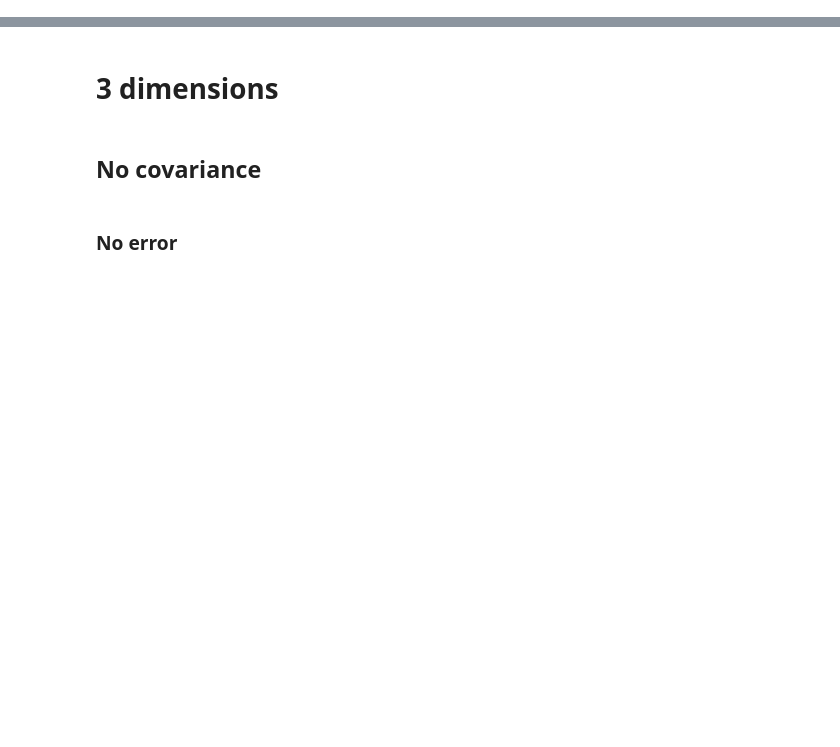
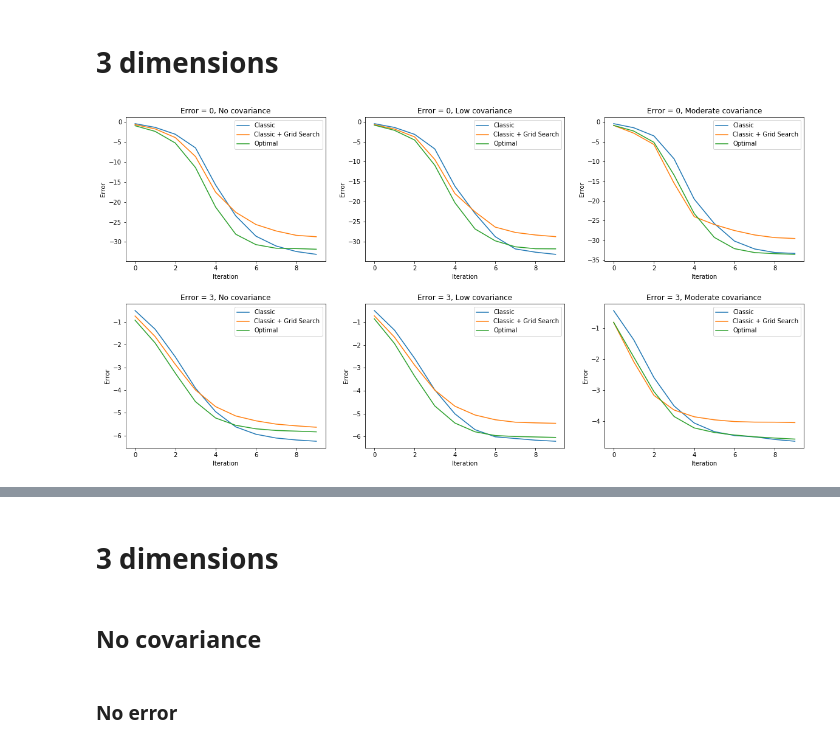
Before and after one commit to ahopen/math-tools-final-project, a Jupyter notebook: experiments_notebook.ipynb, the cells around one changed output, grey strips where cells are left out. Saved outputs shown, nothing was run; the diff lists cells and outputs as text; code cells hidden in the pictures; blank space fills up the shorter version.

Commit message:
Grids of plots

```diff
--- a/experiments_notebook.ipynb
+++ b/experiments_notebook.ipynb
@@ -8,3 +8,45 @@ def generate_cov_mat(d, k):
     S = W.dot(W.transpose()) + np.diag(np.random.uniform(size = (1, d)))
     S = np.diag(1. / np.sqrt(np.diagonal(S))).dot(S).dot(np.diag(1. / np.sqrt(np.diagonal(S))))
     return(S)
+# %%
+def plot_grid_for_dim(n_trips, errors, creat_func, n_sims, normalize, n_dim, means, covs, error_labels=None, cov_labels=None):
+    plt.figure(figsize=(20,10))
+    n_rows = len(errors)
+    n_cols = len(means)
+    if error_labels is None:
+        error_labels = list(map(lambda x: 'Error = ' + str(x), errors))
+    if cov_labels is None:
+        cov_labels = ['No covariance', 'Low covariance', 'Moderate covariance']
+    for i in range(n_rows):
+        for j in range(n_cols):
+            plt.subplot(n_rows, n_cols, i * n_cols + j + 1)
+            simulate_fits(n_trips, errors[i], creat_func, n_sims, normalize, n_dim, means[j], covs[j], show=False)
+            plt.title(error_labels[i] + ', ' + cov_labels[j])
+            plt.xlabel('Iteration')
+            plt.ylabel('Error')
+    plt.subplots_adjust(hspace=0.3)
+# %% [markdown]
+# 3 dimensions
+# %%
+nd = 3
+
+covs = [np.eye(nd)]
+
+mean_cov = np.inf
+while mean_cov > 0.4:
+    cov_mat = generate_cov_mat(3,3)
+    mean_cov = np.mean(np.abs(cov_mat))
+covs.append(cov_mat)
+
+mean_cov = 0
+while mean_cov < 0.55 or mean_cov > 0.7:
+    cov_mat = generate_cov_mat(3,2)
+    mean_cov = np.mean(np.abs(cov_mat))
+covs.append(cov_mat)
+
+means = [np.zeros(nd) for _ in range(len(covs))]
+errors = [0, 3]
+
+plot_grid_for_dim(10000, errors, create_nd_data, 100, True, nd, means, covs)
+# %% [output]
+[figure, added]
```
Also changed, not shown: parts of 4 cells of this notebook, 1 other file.
